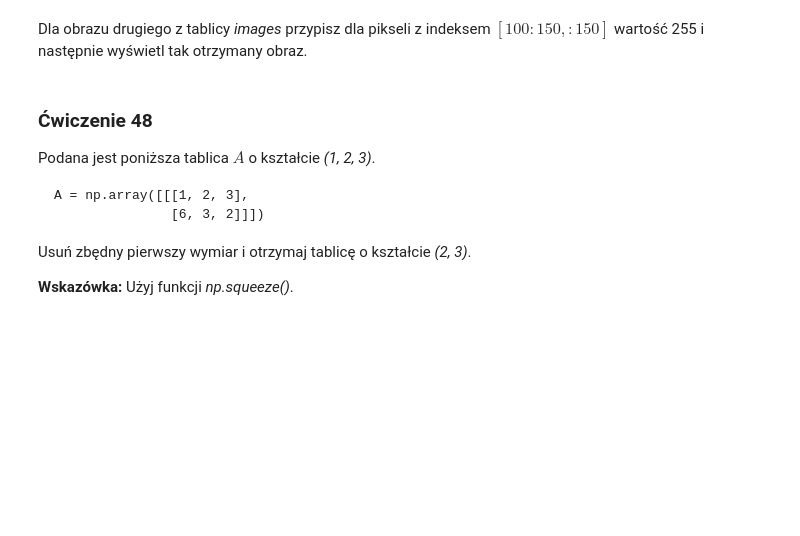
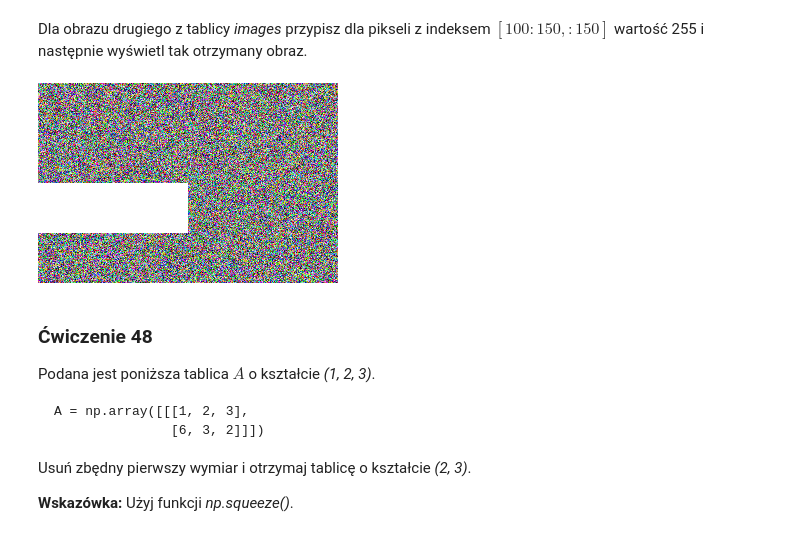
Before and after one commit to nefetorve/cwiczenia_data_science, a Jupyter notebook: 041_050_exercises.ipynb, the cells around one changed output. Saved outputs shown, nothing was run; the diff lists cells and outputs as text; code cells hidden in the pictures; blank space fills up the shorter version.

```diff
--- a/041_050_exercises.ipynb
+++ b/041_050_exercises.ipynb
@@ -125,3 +177,8 @@ Dla obrazu drugiego z tablicy _images_ przypisz dla pikseli z indeksem $[100:150
+# %%
+images[1][100:150,:150] = 255
+cv2_imshow(images[1])
+# %% [output]
+[figure, added]
 # %% [markdown]
 ### <a name='8'></a> Ćwiczenie 48
 Podana jest poniższa tablica $A$ o kształcie _(1, 2, 3)_.
```
Also changed, not shown: parts of 28 cells of this notebook.
